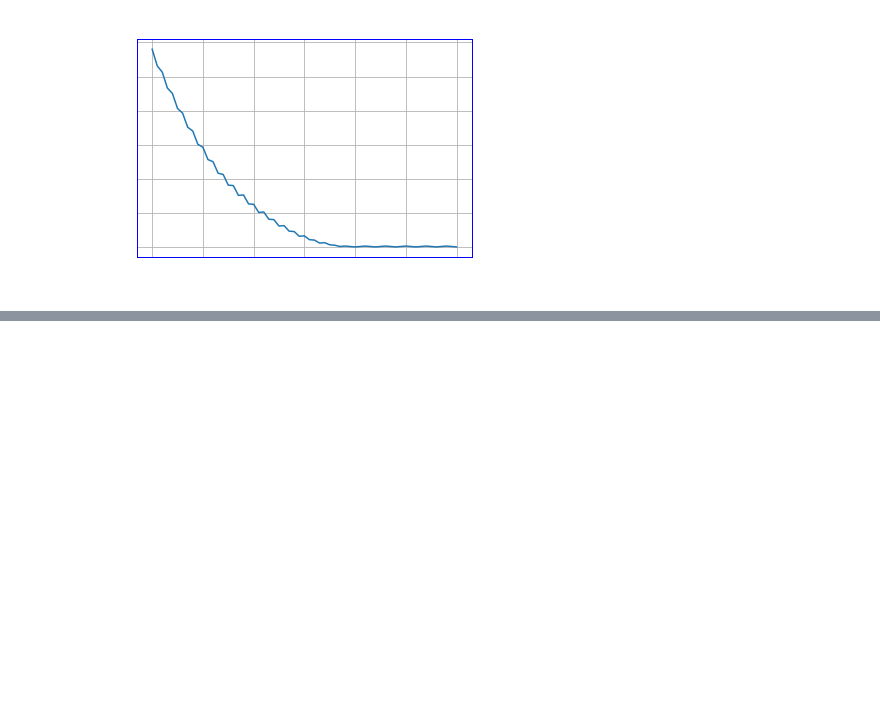
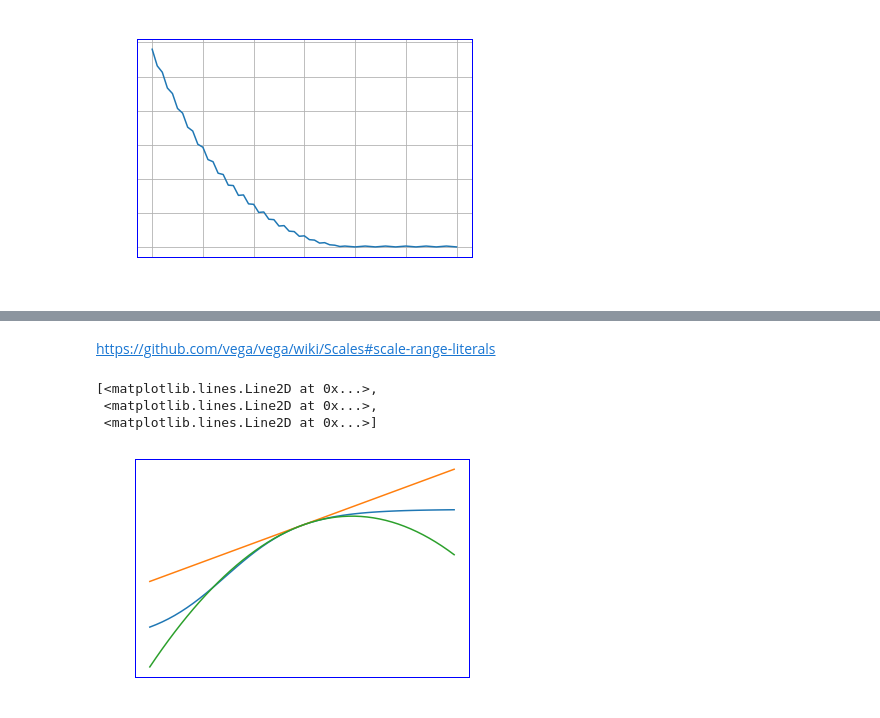
Before and after one commit to RyotaBannai/Data_Science, a Jupyter notebook: Coordinate search descent.ipynb, the cells around one changed output, grey strips where cells are left out. Saved outputs shown, nothing was run; the diff lists cells and outputs as text; code cells hidden in the pictures; blank space fills up the shorter version.

```diff
--- a/Coordinate search descent.ipynb
+++ b/Coordinate search descent.ipynb
@@ -95 +122,21 @@ Text(0, 0.5, 'Cost')
+# %% [markdown]
+https://github.com/vega/vega/wiki/Scales#scale-range-literals
+# %%
+from cycler import cycler
+vega_cat10= ['#1f77b4','#ff7f0e','#2ca02c','#d62728','#9467bd','#8c564b','#e377c2','#7f7f7f','#bcbd22','#17becf']
+#new_prop_cycle = (cycler('color', ['b', 'r', 'g']) + cycler('lw',[1, 2, 3]) + cycler(linestyle=['-', '--', '-.'])) #or
+#new_prop_cycle = cycler(color='cmykbgr')
+new_prop_cycle = (cycler('color', vega_cat10))
+plt.rc('axes', prop_cycle=new_prop_cycle)
+#
+tylor_first_order_f = lambda w,w_0,g,dgdw: g(w_0) + dgdw([w_0])*(w - w_0)
+tylor_second_order_f = lambda w,w_0,g,dgdw,dgdw2: g(w_0) + dgdw([w_0])*(w - w_0) + 0.5*dgdw2([w_0])*(w - w_0)**2
+dgdw2 = grad(dgdw)
+prors = [[],[1, g, dgdw],[1, g, dgdw, dgdw2]]
+plt.plot(*plot_friendly(np.array(data_f([g,tylor_first_order_f,tylor_second_order_f], prors, -1.,3.,50))))
+# %% [output]
+[<matplotlib.lines.Line2D at 0x...>,
+ <matplotlib.lines.Line2D at 0x...>,
+ <matplotlib.lines.Line2D at 0x...>]
+[figure, added]
 # %%
```
Also changed, not shown: parts of 13 cells of this notebook, 1 other file.
